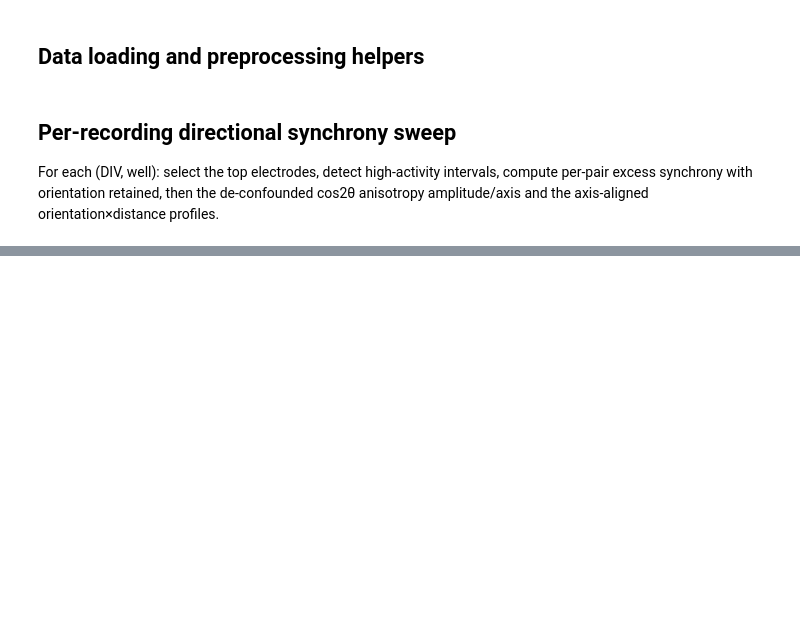
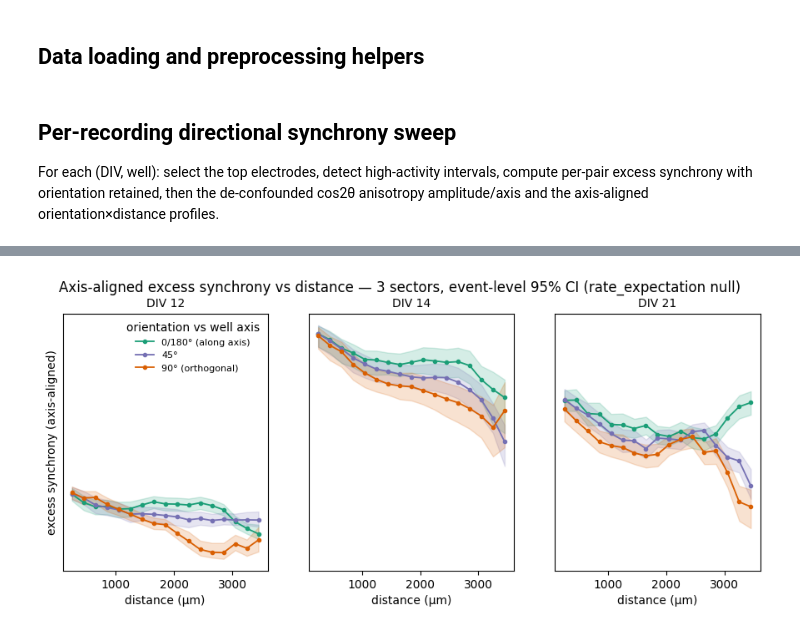
Before and after one commit to dlrebbin98/ephax, a Jupyter notebook: Notebooks/directional_synchrony_anisotropy.ipynb, the cells around one changed output, grey strips where cells are left out. Drawn from its saved outputs; the diff is of its cells as text; code cells hidden in the pictures; blank space fills up the shorter version.

```diff
--- a/Notebooks/directional_synchrony_anisotropy.ipynb
+++ b/Notebooks/directional_synchrony_anisotropy.ipynb
@@ -289,0 +303,33 @@ plt.show()
+# %%
+# Axis-aligned excess synchrony vs distance in 3 orientation sectors, with event-level CIs.
+# Sectors are the 12 relative-orientation bins folded by axial symmetry: 0/180 (along axis),
+# 45, and 90 (orthogonal). Each curve + CI band is the event bootstrap (pooled_distance_curve
+# restricted to that sector's bins), consistent with Panels 2c/2d.
+oc_deg = np.degrees(0.5 * (AMP_ORIENT_EDGES[:-1] + AMP_ORIENT_EDGES[1:]))   # relative orientation
+SECTOR_BINS = [
+    [i for i, a in enumerate(oc_deg) if a < 30.0 or a >= 150.0],            # along axis (0/180)
+    [i for i, a in enumerate(oc_deg) if (30.0 <= a < 60.0) or (120.0 <= a < 150.0)],  # 45
+    [i for i, a in enumerate(oc_deg) if 60.0 <= a < 120.0],                 # orthogonal (90)
+]
+SECTOR_LABELS = ["0/180° (along axis)", "45°", "90° (orthogonal)"]
+SECTOR_COLORS = ["#1b9e77", "#7570b3", "#d95f02"]
+
+fig, axes = plt.subplots(1, len(DIVS), figsize=(3.6 * len(DIVS), 4.0), sharey=True)
+axes = np.atleast_1d(axes)
+for ax, div in zip(axes, DIVS):
+    for bins, color, label in zip(SECTOR_BINS, SECTOR_COLORS, SECTOR_LABELS):
+        cur = pooled_distance_curve(amp_grids[div], orientation_indices=bins,
+                                    n_boot=N_BOOT, seed=SYNC.random_seed)
+        d = cur["distance_centers_um"]
+        ax.plot(d, cur["excess"], "-o", ms=3, lw=1.3, color=color, label=label)
+        ax.fill_between(d, cur["ci_lo"], cur["ci_hi"], color=color, alpha=0.18)
+    ax.set_yscale("symlog", linthresh=0.01)
+    ax.set_title(f"DIV {div}", fontsize=10)
+    ax.set_xlabel("distance (µm)")
+axes[0].set_ylabel("excess synchrony (axis-aligned)")
+axes[0].legend(frameon=False, fontsize=8, title="orientation vs well axis")
+fig.suptitle(f"Axis-aligned excess synchrony vs distance — 3 sectors, event-level 95% CI ({SYNC.null_method} null)")
+fig.savefig(OUTPUT_DIR / "aligned_orientation_curves_by_div.png", dpi=120, bbox_inches="tight")
+plt.show()
+# %% [output]
+[figure, added]
```
Also changed, not shown: parts of 20 cells of this notebook, 7 other files.
